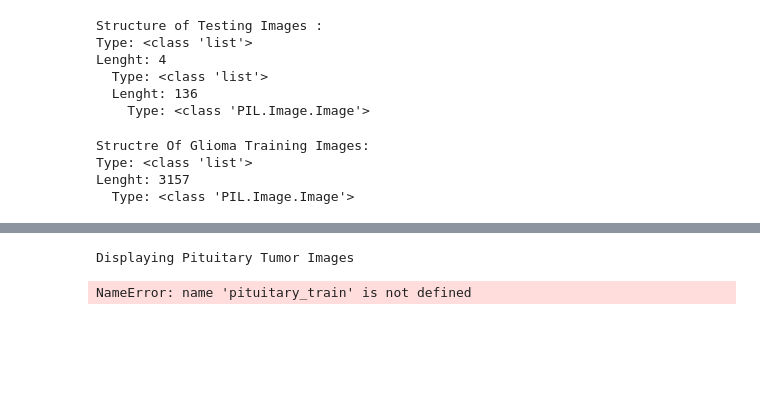
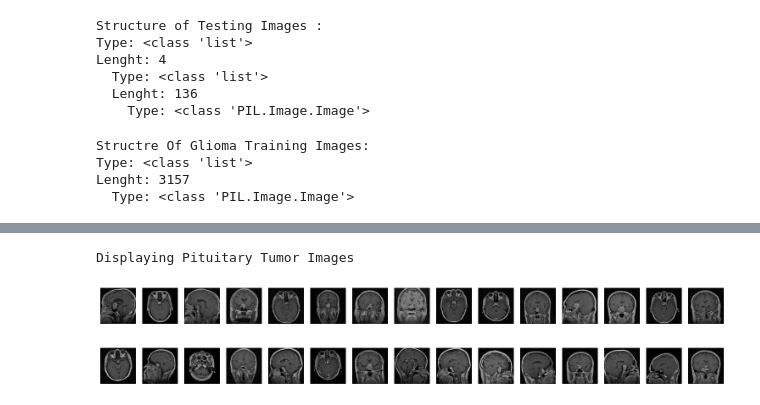
Before and after one commit to tanmaykumarchaki/NeuroScanX, a Jupyter notebook: NSmain.ipynb, the cells around one changed output, grey strips where cells are left out. Saved outputs shown, nothing was run; the diff lists cells and outputs as text; code cells hidden in the pictures; blank space fills up the shorter version.

Commit message:
Image Projection complete

```diff
--- a/NSmain.ipynb
+++ b/NSmain.ipynb
@@ -71,11 +87,12 @@ Displaying Non Tumor Images
 # %%
-# print('Displaying Pituitary Tumor Images')
+print('Displaying Pituitary Tumor Images')
 
-# p_train = display_img(pituitary_train)
-# p_test = display_img(pituitary_test)
+p_train = display_img(pituitary_train)
+p_test = display_img(pituitary_test)
 # %% [output]
 Displaying Pituitary Tumor Images
-NameError: name 'pituitary_train' is not defined
+[figure, added]
+[figure, added]
 # %%
 import torch, torchvision.transforms as T
 from torchvision import models
```
Also changed, not shown: parts of 4 cells of this notebook.
